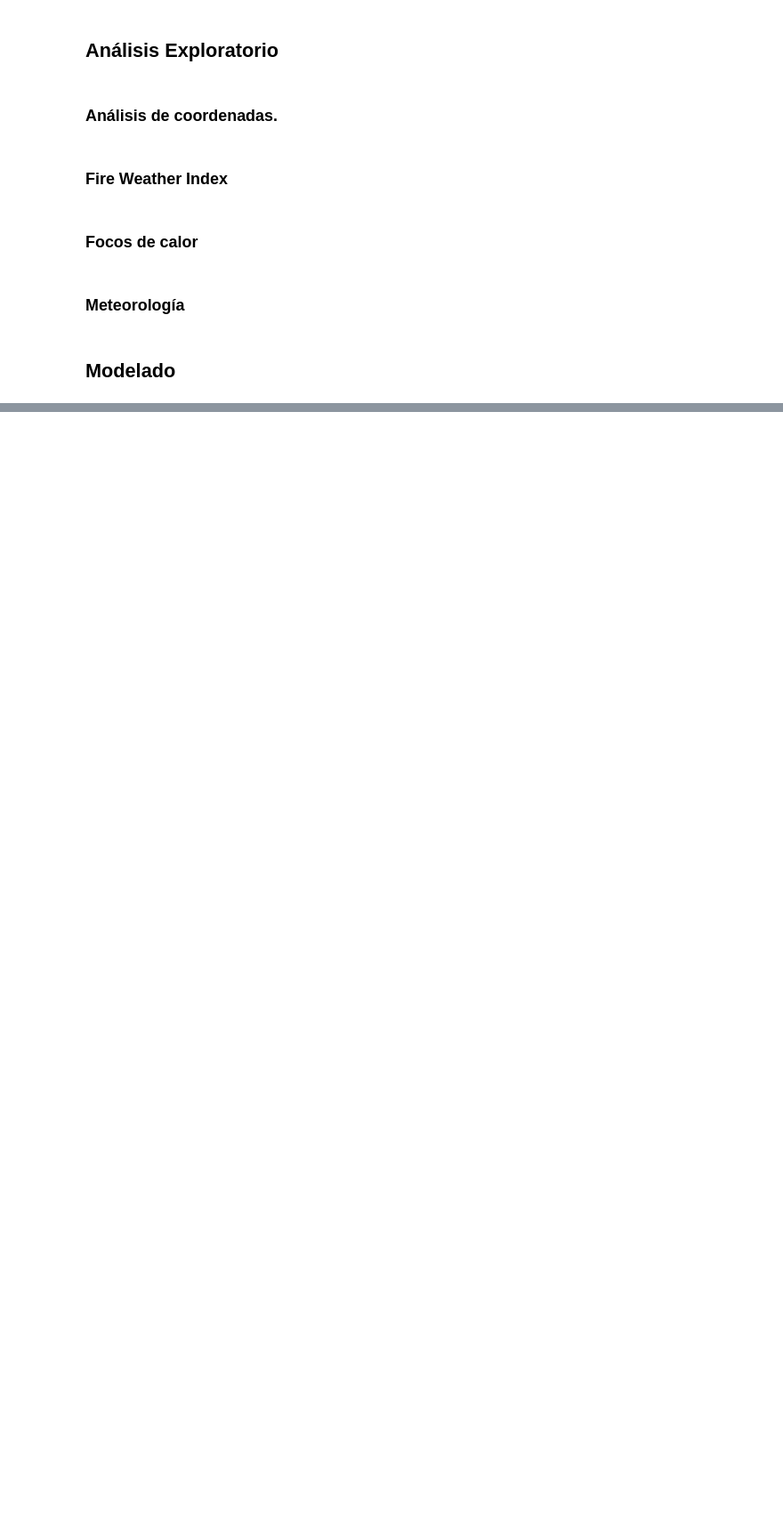
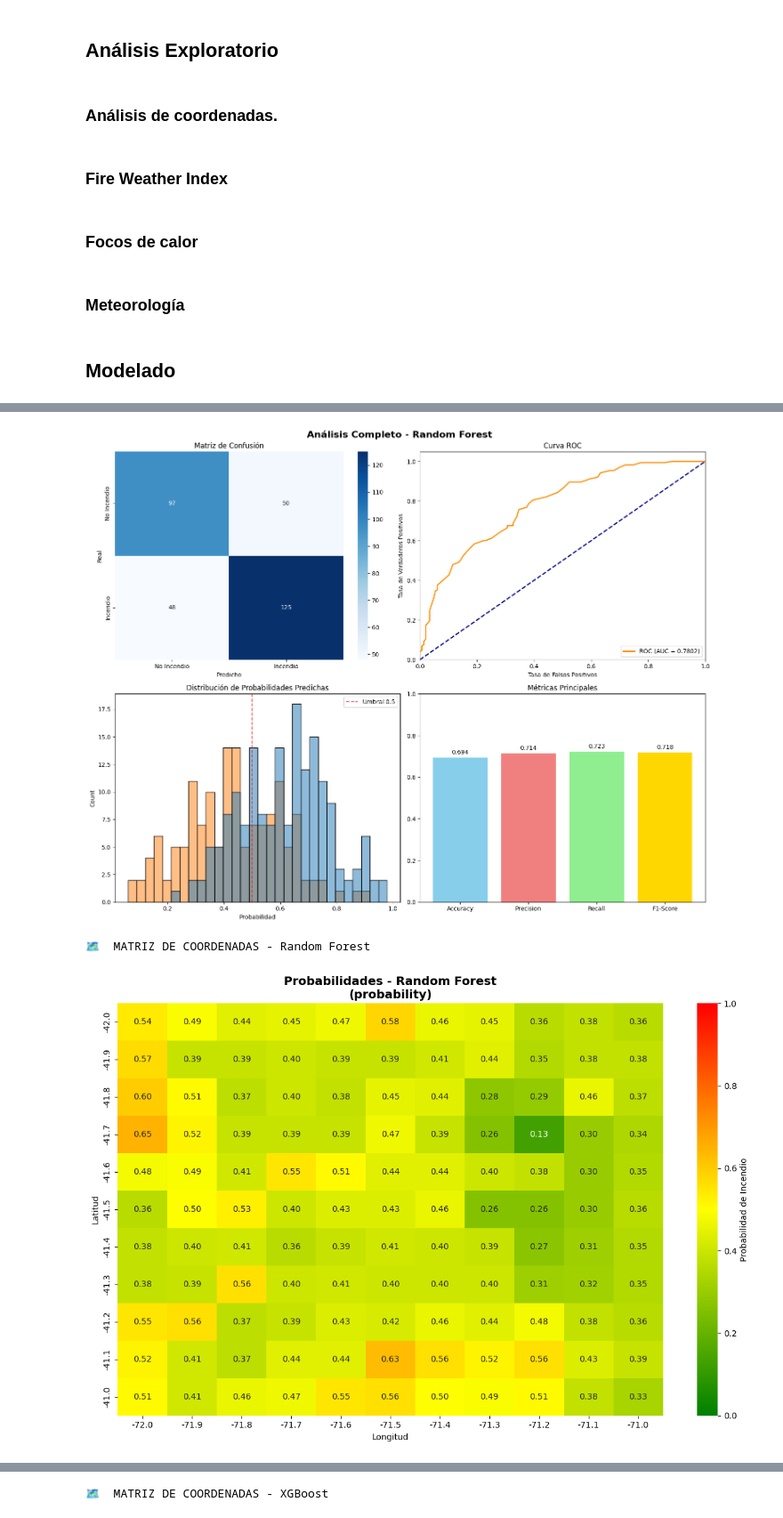
Before and after one commit to HunterCitto/199---Seminario-Final, a Jupyter notebook: notebooks/Seminario Final.ipynb, the cells around one changed output, grey strips where cells are left out. Shown at 89% size. Saved outputs shown, nothing was run; the diff lists cells and outputs as text; code cells hidden in the pictures; blank space fills up the shorter version.

```diff
--- a/notebooks/Seminario Final.ipynb
+++ b/notebooks/Seminario Final.ipynb
@@ -1606,0 +2219,66 @@ print(f"Ratio: {sum(y_train == 1) / len(y_train):.2%}")
+# %%
+# Modifica tu código de evaluación actual:
+
+# Diccionario de modelos y flags de escalado
+models = {
+    'Random Forest': rf_model,
+    'XGBoost': xgb_model,
+    'SVM': svm_model
+}
+
+scaled_flags = {
+    'Random Forest': False,
+    'XGBoost': False,
+    'SVM': True
+}
+
+# Ejecutar comparación completa
+print("🔍 INICIANDO ANÁLISIS EXPLORATORIO COMPLETO")
+print("=" * 60)
+
+# 1. Comparación entre todos los modelos
+all_results = compare_all_models(models, X_test, y_test, scaled_flags)
+
+# 2. Análisis individual detallado con visualizaciones
+for model_name, model in models.items():
+    scaled = scaled_flags[model_name]
+
+    print(f"\n{'#'*80}")
+    print(f"🎯 ANÁLISIS DETALLADO: {model_name.upper()}")
+    print(f"{'#'*80}")
+
+    # Análisis completo con gráficos
+    results = plot_complete_analysis(model, X_test, y_test, model_name, scaled=scaled)
+
+    # Matriz de coordenadas para este modelo
+    print(f"\n🗺️  MATRIZ DE COORDENADAS - {model_name}")
+    if model_name == 'SVM':
+        df_plot = df_scaled.copy()
+    else:
+        df_plot = df.copy()
+
+    plot_coordinate_matrix(df_plot, model, features,
+                         value_type='probability',
+                         title=f"Probabilidades - {model_name}")
+
+    # Pequeña pausa entre modelos para mejor visualización
+    plt.pause(1)
+
+# 3. Resumen ejecutivo final
+print(f"\n{'='*80}")
+print("📋 RESUMEN EJECUTIVO - RECOMENDACIONES")
+print(f"{'='*80}")
+
+best_overall = max(all_results.items(), key=lambda x: x[1]['f1'])
+best_auc = max(all_results.items(), key=lambda x: x[1]['roc_auc'])
+
+print(f"🏆 MEJOR MODELO GENERAL (F1-Score): {best_overall[0]} (F1 = {best_overall[1]['f1']:.4f})")
+print(f"📊 MEJOR MODELO (ROC-AUC): {best_auc[0]} (AUC = {best_auc[1]['roc_auc']:.4f})")
+
+print(f"\n💡 OBSERVACIONES CLAVE:")
+for model_name, results in all_results.items():
+    if results['recall'] > 0.95 and results['precision'] < 0.8:
+        print(f"   • {model_name}: Alto recall pero precision baja - posible sobreajuste a clase positiva")
+    if results['balanced_accuracy'] < 0.7:
+        print(f"   • {model_name}: Balanced accuracy baja - problemas con clases desbalanceadas")
+# %% [output]
@@ -1606,0 +2302,3 @@ print(f"Ratio: {sum(y_train == 1) / len(y_train):.2%}")
+[figure, added]
+🗺️  MATRIZ DE COORDENADAS - Random Forest
+[figure, added]
@@ -1606,0 +2323 @@ print(f"Ratio: {sum(y_train == 1) / len(y_train):.2%}")
+🗺️  MATRIZ DE COORDENADAS - XGBoost
```
Also changed, not shown: parts of 20 cells of this notebook, 5 other files.
